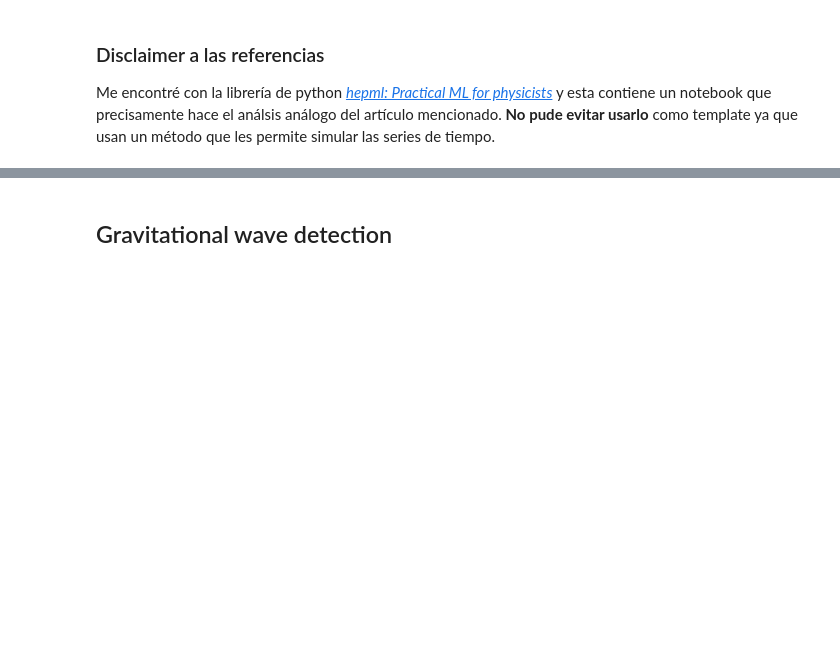
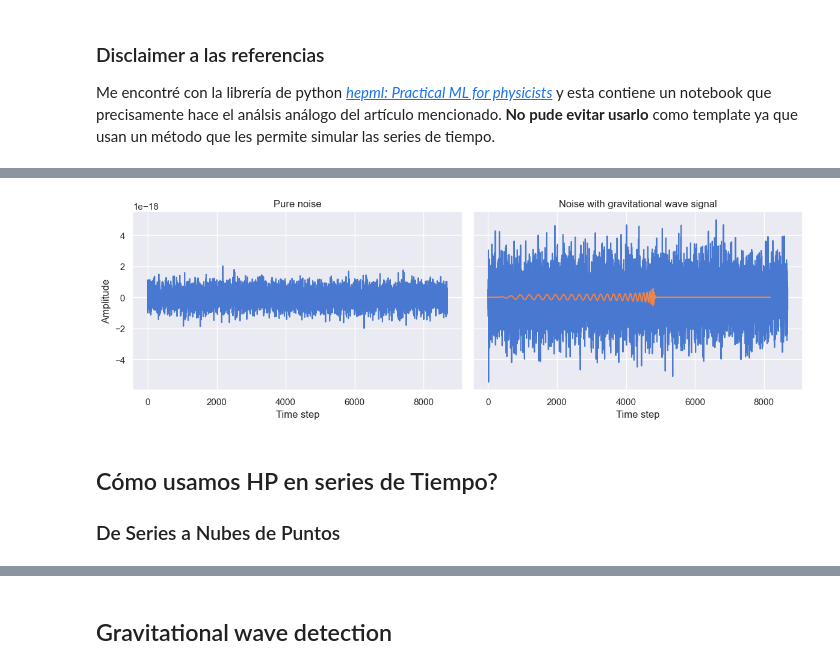
Before and after one commit to qSergio/unam_TDA, a Jupyter notebook: GW_detection/clean_GW_topology_of_time_series.ipynb, the cells around one changed output, grey strips where cells are left out. Drawn from its saved outputs; the diff is of its cells as text; code cells hidden in the pictures; blank space fills up the shorter version.

Commit message:
Full notebook, missing slide indexing

```diff
--- a/GW_detection/clean_GW_topology_of_time_series.ipynb
+++ b/GW_detection/clean_GW_topology_of_time_series.ipynb
@@ -158,0 +164,19 @@ We have gone from a one-dimensional series to a 3-dimensional one, so let's visu
+# %%
+background_idx = np.argmin(labels) # index of the first pure noise time series
+signal_idx = np.argmax(labels) # index of the first noise + gravitational wave time series
+fig, (ax0, ax1) = plt.subplots(ncols=2, figsize=(12, 4), sharey=True)
+ax0.plot(noisy_signals[background_idx])
+ax0.set_ylabel("Amplitude")
+ax0.set_xlabel("Time step")
+ax0.set_title("Pure noise")
+ax1.plot(noisy_signals[0])
+ax1.plot(gw_signals[signal_idx])
+ax1.set_xlabel("Time step")
+ax1.set_title("Noise with gravitational wave signal")
+plt.tight_layout()
+# %% [output]
+[figure, added]
+# %% [markdown]
+## Cómo usamos HP en series de Tiempo?
+
+### De Series a Nubes de Puntos
```
Also changed, not shown: parts of 195 cells of this notebook.
